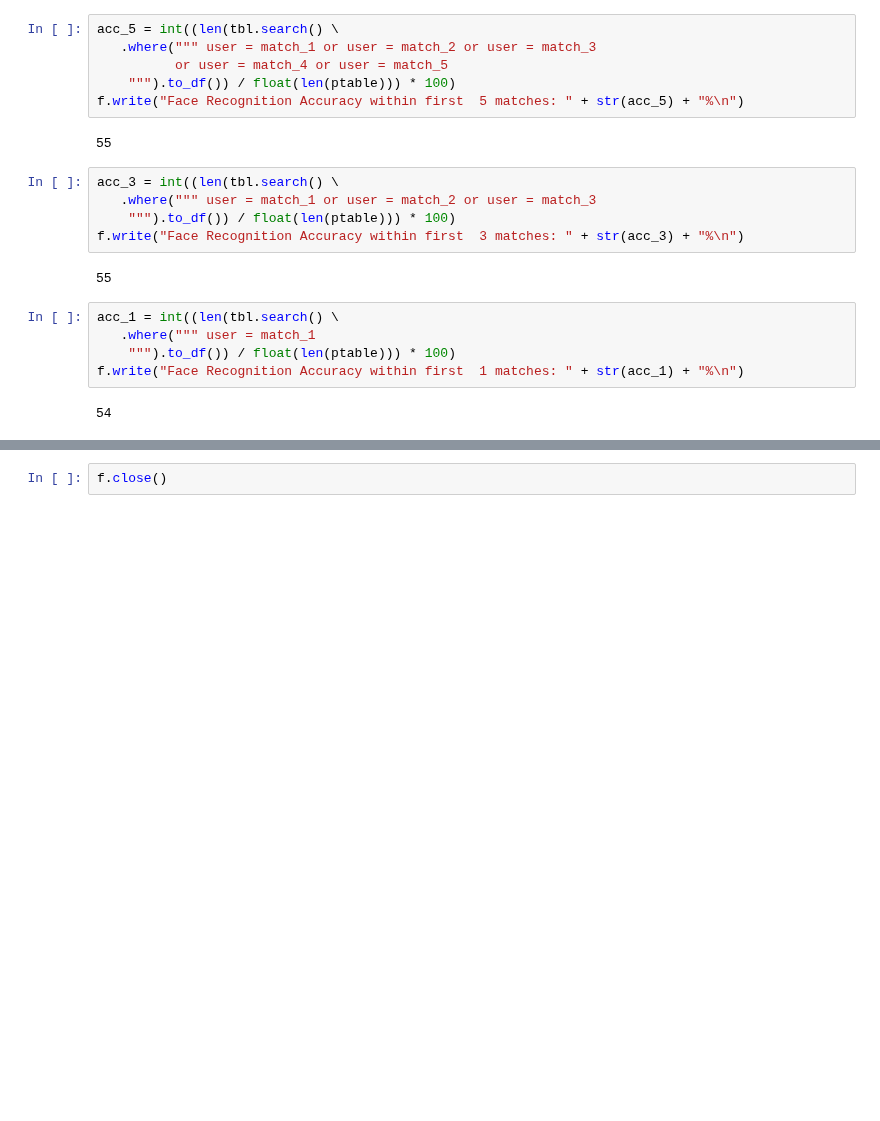
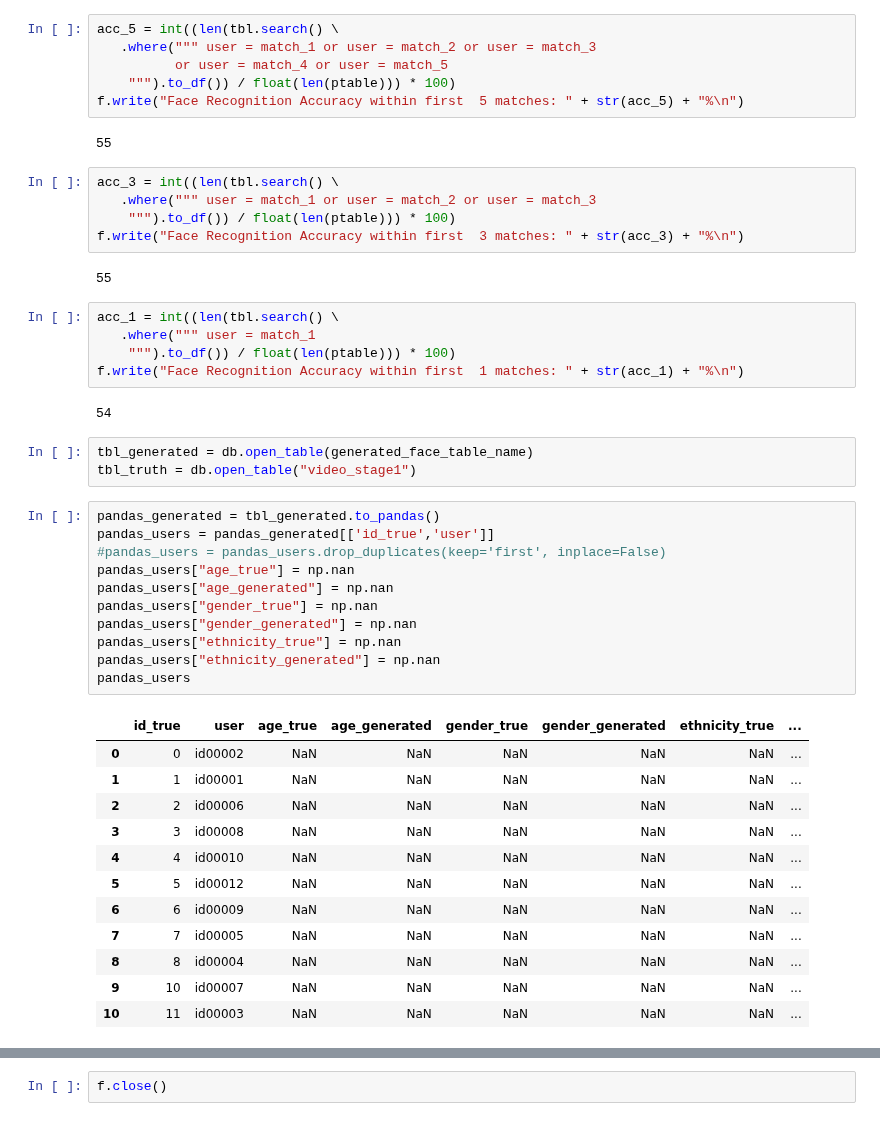
Before and after one commit to AhmedGamal411/DiffusionSpeech2Face, a Jupyter notebook: evaluate_imagen3.ipynb, the cells around one changed output, grey strips where cells are left out. Cells and saved outputs as stored; diff of their text form; blank space fills up the shorter version.

```diff
--- a/evaluate_imagen3.ipynb
+++ b/evaluate_imagen3.ipynb
@@ -259,3 +262,30 @@ acc_1 = int((len(tbl.search() \
 f.write("Face Recognition Accuracy within first  1 matches: " + str(acc_1) + "%\n")
 # %% [output]
 54
+# %%
+tbl_generated = db.open_table(generated_face_table_name)
+tbl_truth = db.open_table("video_stage1")
+# %%
+pandas_generated = tbl_generated.to_pandas()
+pandas_users = pandas_generated[['id_true','user']]
+#pandas_users = pandas_users.drop_duplicates(keep='first', inplace=False)
+pandas_users["age_true"] = np.nan
+pandas_users["age_generated"] = np.nan
+pandas_users["gender_true"] = np.nan
+pandas_users["gender_generated"] = np.nan
+pandas_users["ethnicity_true"] = np.nan
+pandas_users["ethnicity_generated"] = np.nan
+pandas_users
+# %% [output]
+|  | id_true | user | age_true | age_generated | gender_true | gender_generated | ethnicity_true | ... |
+| 0 | 0 | id00002 | NaN | NaN | NaN | NaN | NaN | ... |
+| 1 | 1 | id00001 | NaN | NaN | NaN | NaN | NaN | ... |
+| 2 | 2 | id00006 | NaN | NaN | NaN | NaN | NaN | ... |
+| 3 | 3 | id00008 | NaN | NaN | NaN | NaN | NaN | ... |
+| 4 | 4 | id00010 | NaN | NaN | NaN | NaN | NaN | ... |
+| 5 | 5 | id00012 | NaN | NaN | NaN | NaN | NaN | ... |
+| 6 | 6 | id00009 | NaN | NaN | NaN | NaN | NaN | ... |
+| 7 | 7 | id00005 | NaN | NaN | NaN | NaN | NaN | ... |
+| 8 | 8 | id00004 | NaN | NaN | NaN | NaN | NaN | ... |
+| 9 | 10 | id00007 | NaN | NaN | NaN | NaN | NaN | ... |
+| 10 | 11 | id00003 | NaN | NaN | NaN | NaN | NaN | ... |
```
Also changed, not shown: parts of 13 cells of this notebook, 4 other files.
